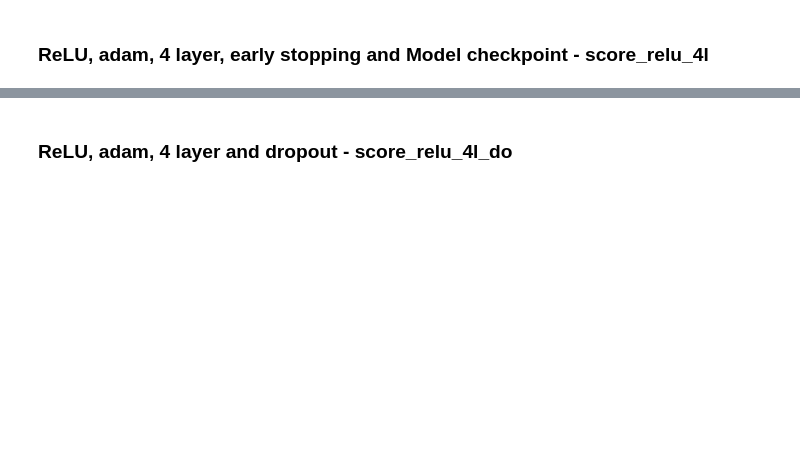
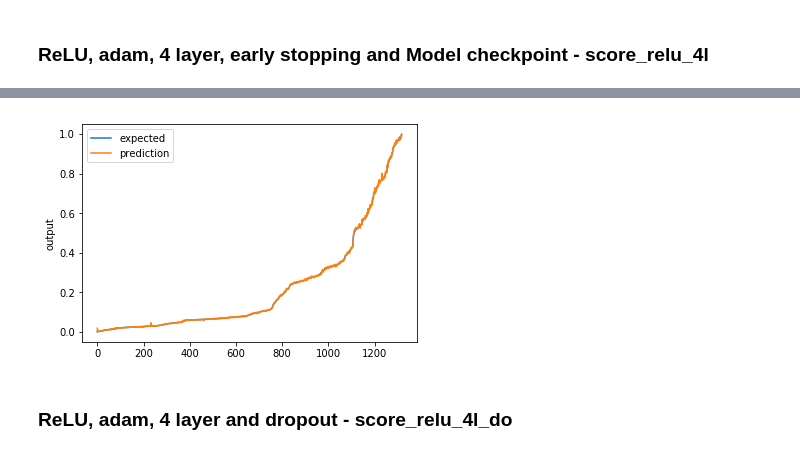
Before and after one commit to chandinin/AIML215, a Jupyter notebook: Project 4/Mini Project 4.ipynb, the cells around one changed output, grey strips where cells are left out. Drawn from its saved outputs; the diff is of its cells as text; code cells hidden in the pictures; blank space fills up the shorter version.

```diff
--- a/Project 4/Mini Project 4.ipynb
+++ b/Project 4/Mini Project 4.ipynb
@@ -281,7 +290,7 @@ R2 score: 1.00
 ### ReLU, adam, 4 layer, early stopping and Model checkpoint  - score_relu_4l
 # %%
 # set up checkpointer
-checkpointer_relu = ModelCheckpoint(filepath="./best_weights_relu_4l.hdf5", verbose=1, save_best_only=True)
+checkpointer_relu = ModelCheckpoint(filepath="./best_weights_relu_adam4l.hdf5", verbose=1, save_best_only=True)
 # %%
 for i in range(10):
     print(i)
@@ -300,7 +309,7 @@ for i in range(10):
 
 print('Training finished...Loading the best model')
 print()
-model_reg_relu.load_weights('./best_weights_relu_4l.hdf5')
+model_relu.load_weights('./best_weights_relu_adam4l.hdf5')
 # %% [output]
 0
 Train on 3074 samples, validate on 1318 samples
@@ -334,3 +342,8 @@ R2 score: 0.99
+# %%
+#Regression lift Chart
+chart_regression(pred_hl4.flatten(),y_test)
+# %% [output]
+[figure, added]
 # %% [markdown]
 ### ReLU, adam, 4 layer and dropout - score_relu_4l_do
 # %%
```
Also changed, not shown: parts of 118 cells of this notebook, 1 other file.
